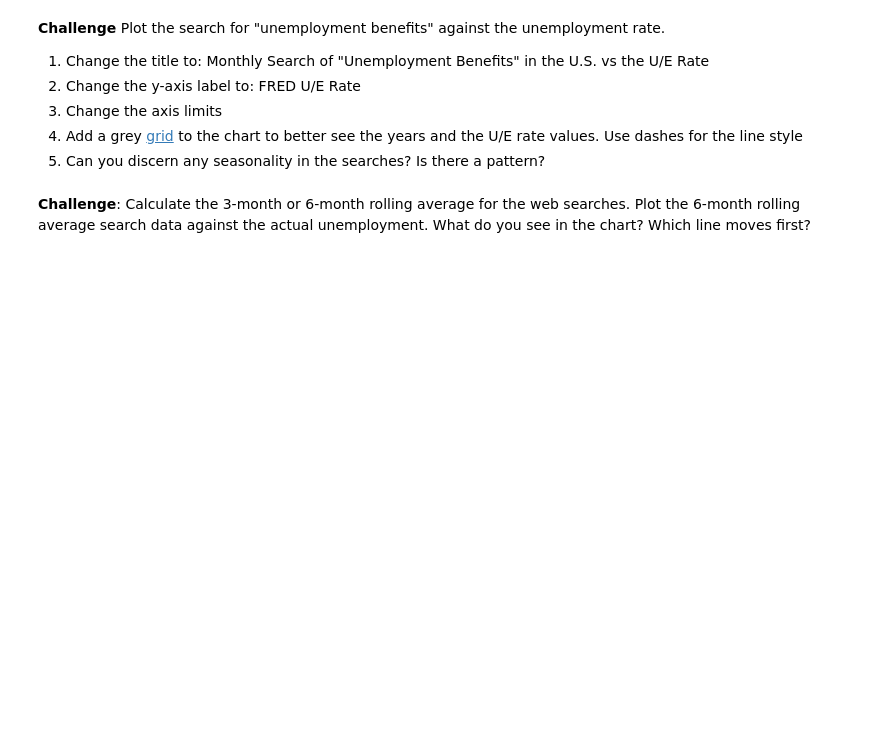
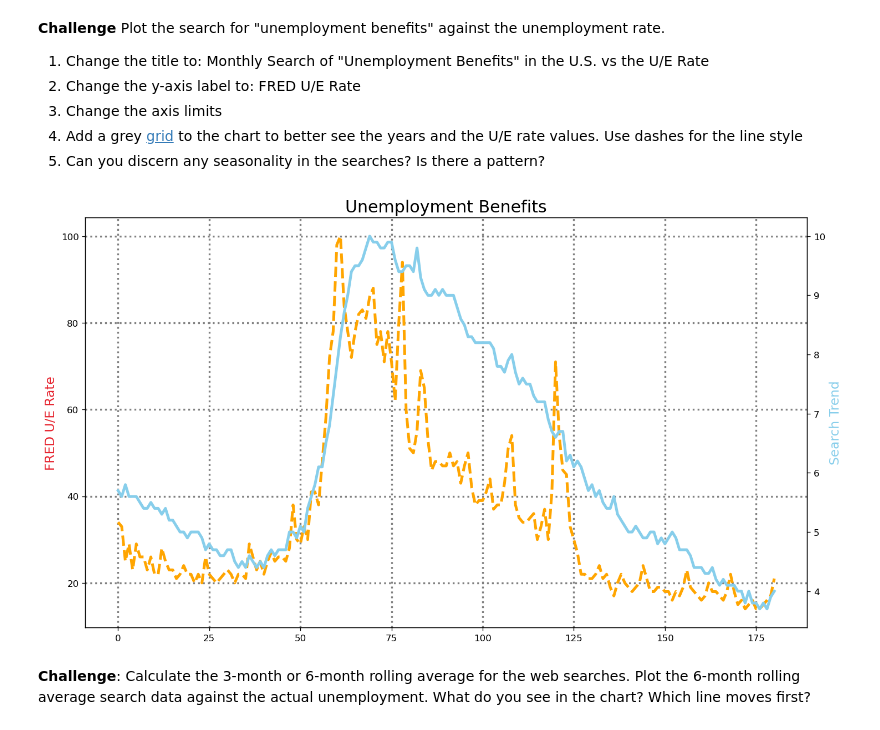
Before and after one commit to archie122/100-days-of-code, a Jupyter notebook: Day_70/Google Trends Data Viz /Google Trends and Data Visualisation (start).ipynb, the cells around one changed output. Saved outputs shown, nothing was run; the diff lists cells and outputs as text; code cells hidden in the pictures; blank space fills up the shorter version.

```diff
--- a/Day_70/Google Trends Data Viz /Google Trends and Data Visualisation (start).ipynb
+++ b/Day_70/Google Trends Data Viz /Google Trends and Data Visualisation (start).ipynb
@@ -298,5 +310,26 @@ df_btc_search.head()
 3. Change the axis limits <br>
 4. Add a grey [grid](https://matplotlib.org/3.2.1/api/_as_gen/matplotlib.pyplot.grid.html) to the chart to better see the years and the U/E rate values. Use dashes for the line style<br>
 5. Can you discern any seasonality in the searches? Is there a pattern?
+# %%
+plt.figure(figsize=(14,8), dpi=120)
+plt.title('Unemployment Benefits', fontsize=18)
+
+ax1 = plt.gca()
+ax2 = ax1.twinx()
+
+# Also, increase fontsize and linewidth for larger charts
+ax1.set_ylabel('FRED U/E Rate', color='#E6232E', fontsize=14)
+ax2.set_ylabel('Search Trend', color='skyblue', fontsize=14)
+
+ax1.grid(color='grey', linestyle=':', linewidth=2)
+
+ax1.plot(df_unemployment.index, df_unemployment.UE_BENEFITS_WEB_SEARCH, color='orange', linewidth=3, linestyle='--')
+ax2.plot(df_unemployment.index, df_unemployment.UNRATE, color='skyblue', linewidth=3)
+
+
+# Displays chart explicitly
+plt.show()
+# %% [output]
+[figure, added]
 # %% [markdown]
 **Challenge**: Calculate the 3-month or 6-month rolling average for the web searches. Plot the 6-month rolling average search data against the actual unemployment. What do you see in the chart? Which line moves first?
```
Also changed, not shown: parts of 6 cells of this notebook, 3 other files.
